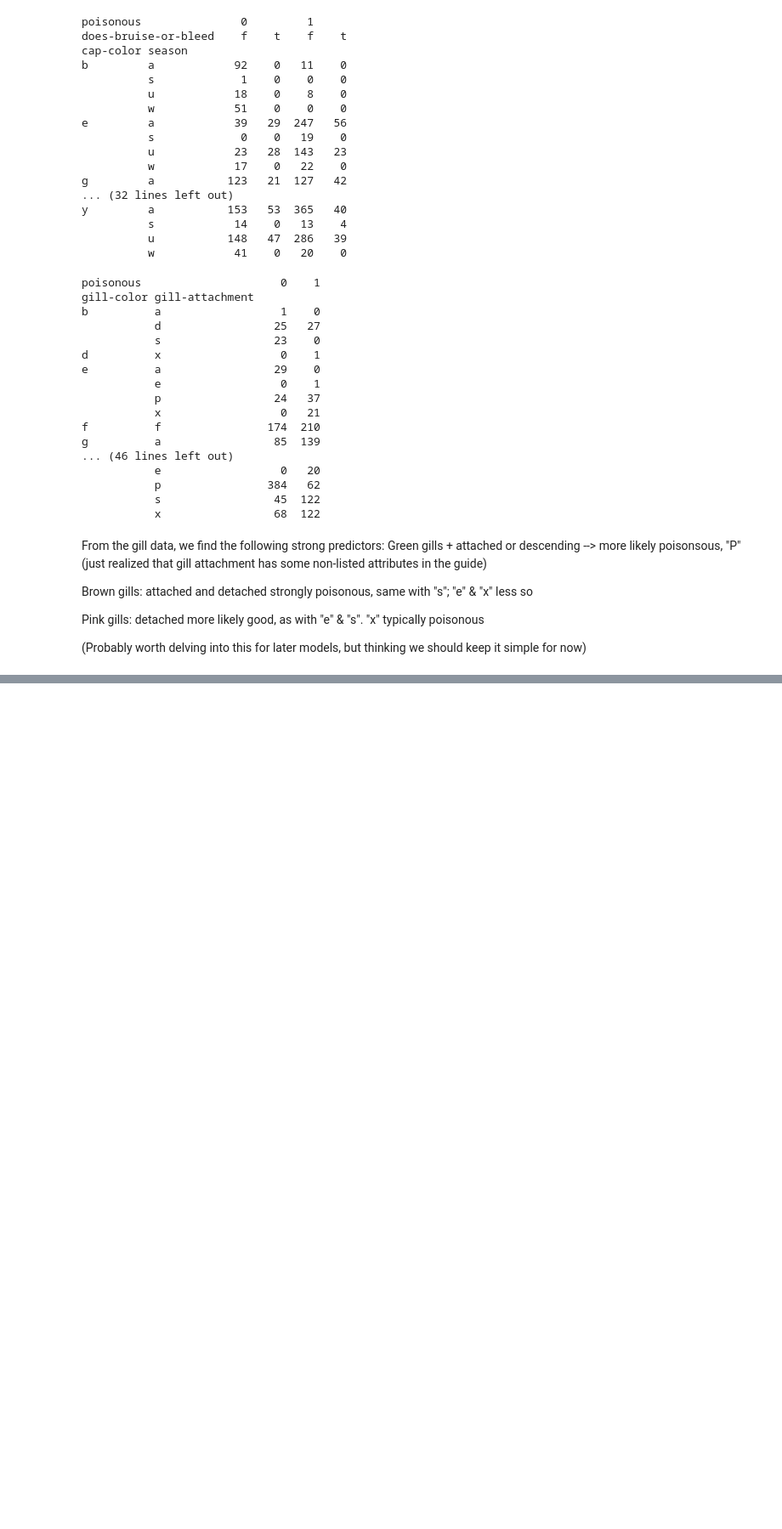
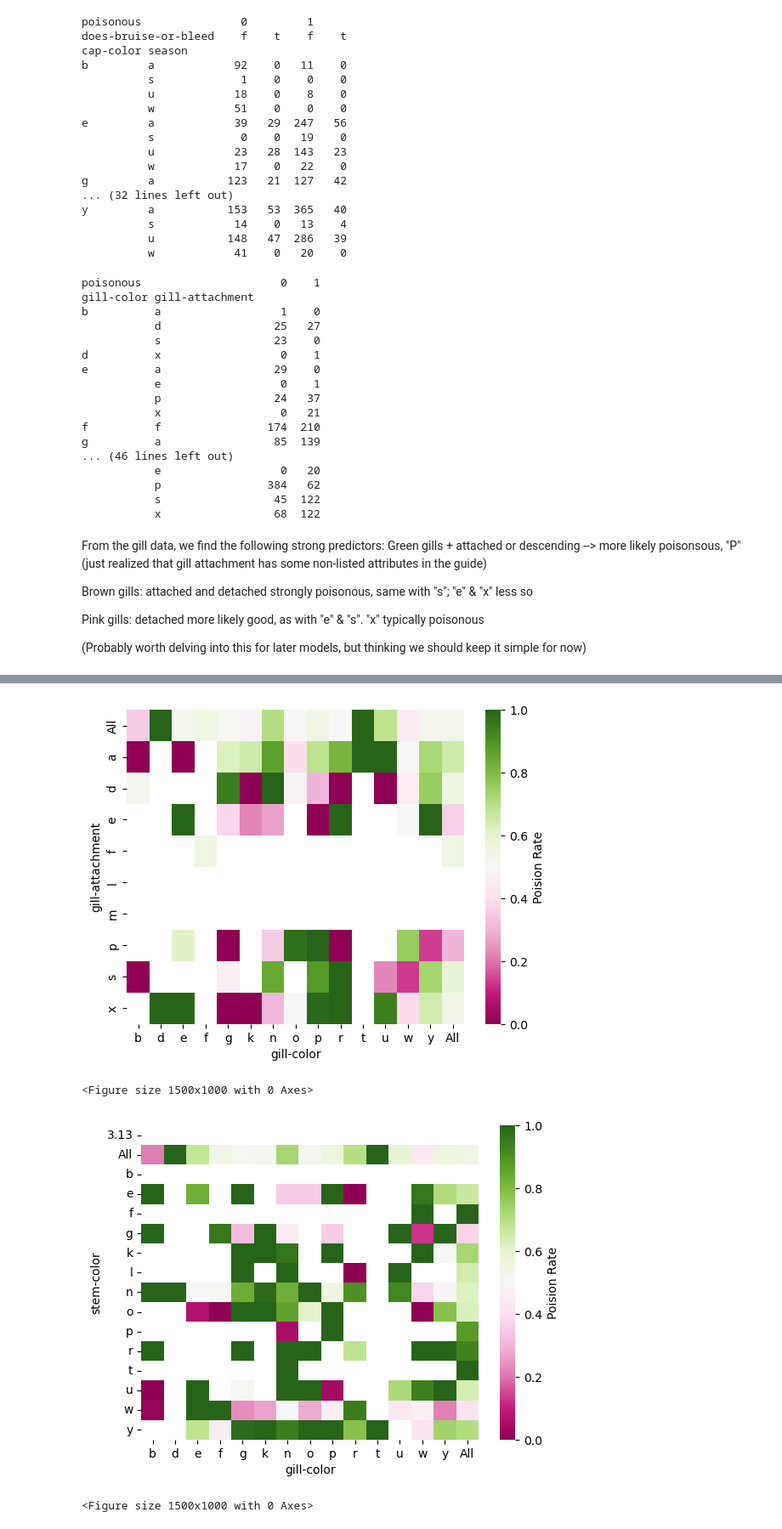
Before and after one commit to p-kve/ecs171_MushroomID, a Jupyter notebook: mushroomsEDA.ipynb, the cells around one changed output, grey strips where cells are left out. Shown at 85% size. Saved outputs shown, nothing was run; the diff lists cells and outputs as text; code cells hidden in the pictures; blank space fills up the shorter version.

```diff
--- a/mushroomsEDA.ipynb
+++ b/mushroomsEDA.ipynb
@@ -357,0 +394,18 @@ detached more likely good, as with "e" & "s". "x" typically poisonous
+# %%
+def crosstabPoisonRateofTwoFeatures(f1, f2):
+	ct_Margin = generateCrosstab(df, [f1], [f2], margin=True)
+	ct_p = generateCrosstab(df_p, [f1], [f2], margin=True)
+
+	ct_prate = ct_p/ct_Margin
+	#annotMask = (ct_prate > 0.75)
+	sns.heatmap(ct_prate, annot=False, cmap="PiYG", cbar_kws={'label': 'Poision Rate'}) #, mask=~annotMask)
+	plt.figure(figsize=(15,10))
+	plt.show()
+
+crosstabPoisonRateofTwoFeatures("gill-attachment", "gill-color")
+crosstabPoisonRateofTwoFeatures("stem-color", "gill-color")
+# %% [output]
+[figure, added]
+<Figure size 1500x1000 with 0 Axes>
+[figure, added]
+<Figure size 1500x1000 with 0 Axes>
```
Also changed, not shown: parts of 4 cells of this notebook.
